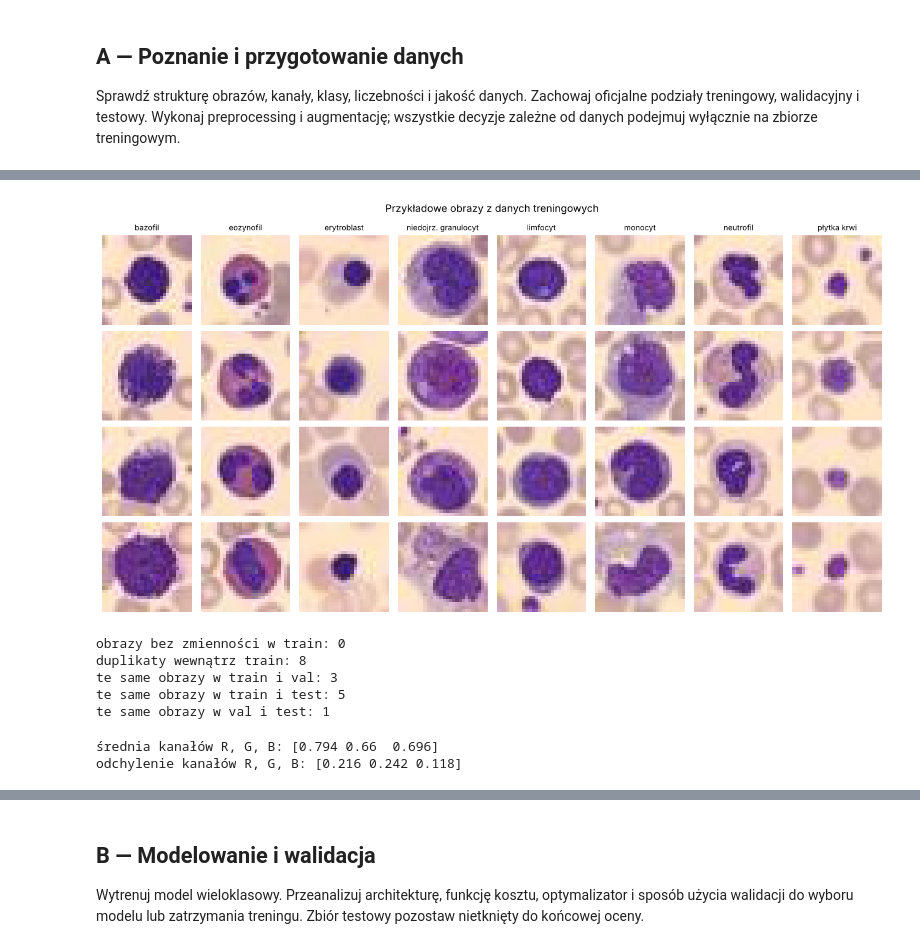
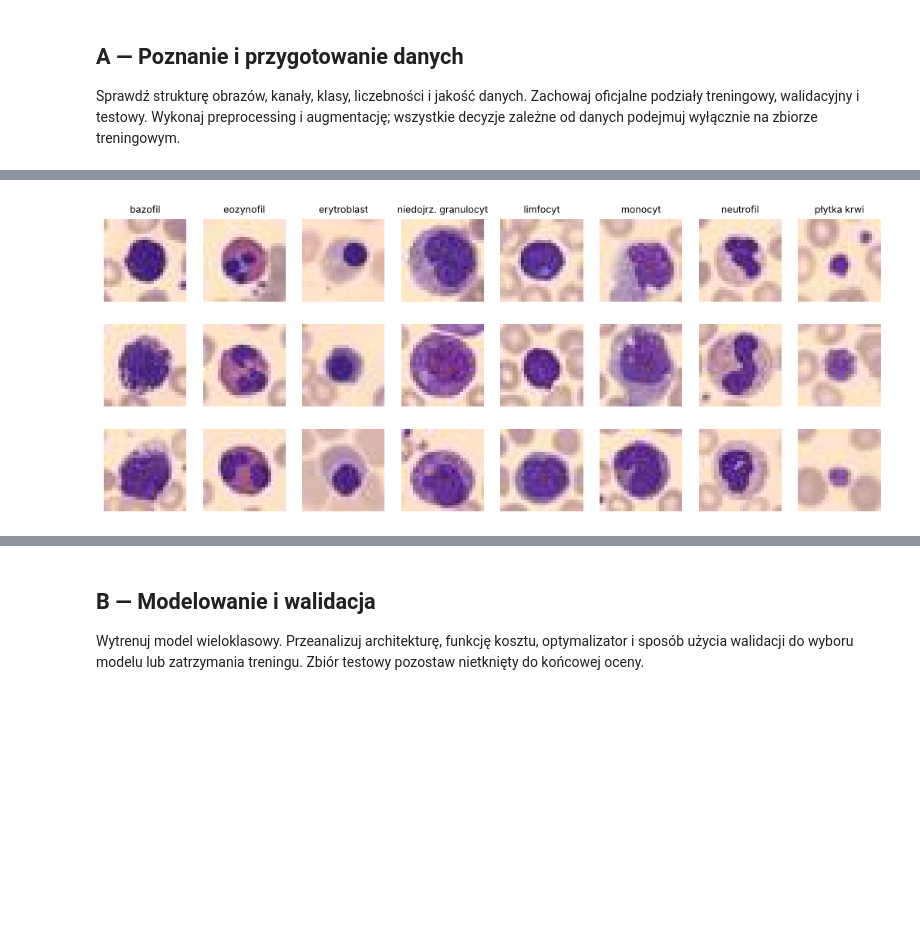
Before and after one commit to 1Rhienns/Rekrutacja-AI-Med-2026-2027, a Jupyter notebook: Zadanie-2A/Rozwiązanie-2A.ipynb, the cells around one changed output, grey strips where cells are left out. Saved outputs shown, nothing was run; the diff lists cells and outputs as text; code cells hidden in the pictures; blank space fills up the shorter version.

```diff
--- a/Zadanie-2A/Rozwiązanie-2A.ipynb
+++ b/Zadanie-2A/Rozwiązanie-2A.ipynb
@@ -113,0 +43,19 @@ Name: train, dtype: float64
+# %%
+# A1. Struktura, liczebność klas i jakość danych
+obrazy = {s: data[f"{s}_images"] for s in ["train", "val", "test"]}
+etykiety = {s: data[f"{s}_labels"].ravel() for s in ["train", "val", "test"]}   # ravel: (N, 1) na (N,)
+for s in obrazy:
+    print(f"{s:5s} {obrazy[s].shape}, {obrazy[s].dtype}, wartości {obrazy[s].min()} do {obrazy[s].max()}")
+# (N, 28, 28, 3): N obrazów 28 x 28 pikseli, 3 kanały kolorów R, G, B, liczby 0 do 255.
+
+liczebnosc = pd.DataFrame({s: np.bincount(etykiety[s]) for s in etykiety}, index=KLASY)
+print(liczebnosc)
+(liczebnosc / liczebnosc.sum()).plot(kind="bar", figsize=(9, 3), title="Udział klas w każdym podziale")
+plt.show()
+
+# Jakość: puste obrazy i identyczne obrazy (porównanie "odcisków palca" MD5 z bajtów obrazu).
+hashe = {s: [hashlib.md5(o.tobytes()).hexdigest() for o in obrazy[s]] for s in obrazy}
+print("puste obrazy w train:", sum(o.std() == 0 for o in obrazy["train"]))
+print("duplikaty w train:", len(hashe["train"]) - len(set(hashe["train"])))
+for a, b in [("train", "val"), ("train", "test"), ("val", "test")]:
+    print(f"te same obrazy w {a} i {b}:", len(set(hashe[a]) & set(hashe[b])))
@@ -114,48 +81,11 @@ Name: train, dtype: float64
 # %%
-# A3. Przykładowe obrazy każdej klasy
-fig, axes = plt.subplots(4, 8, figsize=(13, 7))
-for klasa in range(8):
-    indeksy = np.where(y_train == klasa)[0][:4]          # 4 pierwsze obrazy danej klasy
-    for wiersz, i in enumerate(indeksy):
-        axes[wiersz, klasa].imshow(X_train[i])
-        axes[wiersz, klasa].axis("off")
-    axes[0, klasa].set_title(KLASY[klasa], fontsize=9)
-plt.suptitle("Przykładowe obrazy z danych treningowych")
-plt.tight_layout()
+# A2. Przykładowe obrazy każdej klasy
+fig, axes = plt.subplots(3, 8, figsize=(13, 5))
+for k in range(8):
+    for w, i in enumerate(np.where(etykiety["train"] == k)[0][:3]):
+        axes[w, k].imshow(obrazy["train"][i])
+        axes[w, k].axis("off")
+    axes[0, k].set_title(KLASY[k], fontsize=9)
 plt.show()
 # %% [output]
-[figure, old version]
+[figure, new version]
-# %%
-# A4. Jakość danych: puste obrazy i duplikaty
-# Obraz bez żadnej zmienności (wszystkie piksele takie same) byłby uszkodzony.
-puste = sum(int(obraz.std() == 0) for obraz in X_train)
-print("obrazy bez zmienności w train:", puste)
-
-
-# Duplikaty szukamy przez "odcisk palca" obrazu (hash MD5 z jego bajtów):
-# identyczne obrazy mają identyczny hash.
-def hashe(obrazy):
-    return [hashlib.md5(obraz.tobytes()).hexdigest() for obraz in obrazy]
-
-
-h_train, h_val, h_test = set(hashe(X_train)), set(hashe(X_val)), set(hashe(X_test))
-print("duplikaty wewnątrz train:", len(X_train) - len(h_train))
-print("te same obrazy w train i val:", len(h_train & h_val))
-print("te same obrazy w train i test:", len(h_train & h_test))
-print("te same obrazy w val i test:", len(h_val & h_test))
-# %% [output]
-obrazy bez zmienności w train: 0
-duplikaty wewnątrz train: 8
-te same obrazy w train i val: 3
-te same obrazy w train i test: 5
-te same obrazy w val i test: 1
-# %%
-# A5. Normalizacja: średnia i odchylenie liczone TYLKO na zbiorze treningowym
-# Każdy kanał osobno, po przeskalowaniu pikseli do zakresu 0 do 1.
-SREDNIA = (X_train / 255.0).mean(axis=(0, 1, 2))      # średnia po obrazach, wierszach i kolumnach
-ODCHYLENIE = (X_train / 255.0).std(axis=(0, 1, 2))
-print("średnia kanałów R, G, B:", SREDNIA.round(3))
-print("odchylenie kanałów R, G, B:", ODCHYLENIE.round(3))
-# %% [output]
-średnia kanałów R, G, B: [0.794 0.66  0.696]
-odchylenie kanałów R, G, B: [0.216 0.242 0.118]
```
Also changed, not shown: parts of 19 cells of this notebook, 5 other files.
